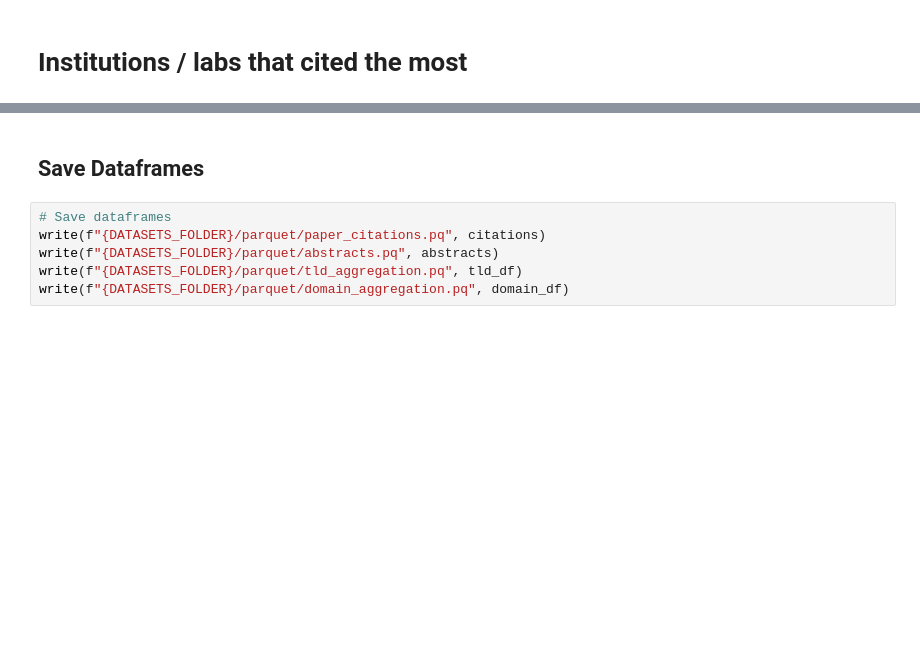
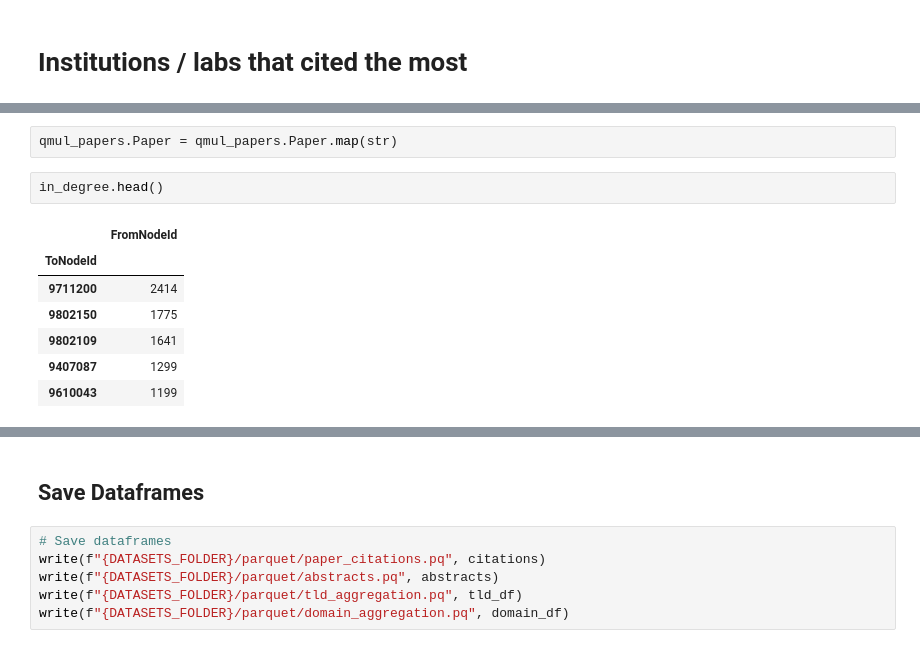
Before and after one commit to ajmaradiaga/dmsn-group15-citation-networks, a Jupyter notebook: preprocessing-dataset.ipynb, the cells around one changed output, grey strips where cells are left out. Saved outputs shown, nothing was run; the diff lists cells and outputs as text; blank space fills up the shorter version.

```diff
--- a/preprocessing-dataset.ipynb
+++ b/preprocessing-dataset.ipynb
@@ -641,0 +735,12 @@ display_df_with_bokeh(domain_df_to.sort_values('count', ascending=False))
+# %%
+qmul_papers.Paper = qmul_papers.Paper.map(str)
+# %%
+in_degree.head()
+# %% [output]
+|  | FromNodeId |
+| ToNodeId |  |
+| 9711200 | 2414 |
+| 9802150 | 1775 |
+| 9802109 | 1641 |
+| 9407087 | 1299 |
+| 9610043 | 1199 |
```
Also changed, not shown: parts of 10 cells of this notebook, 2 other files.
